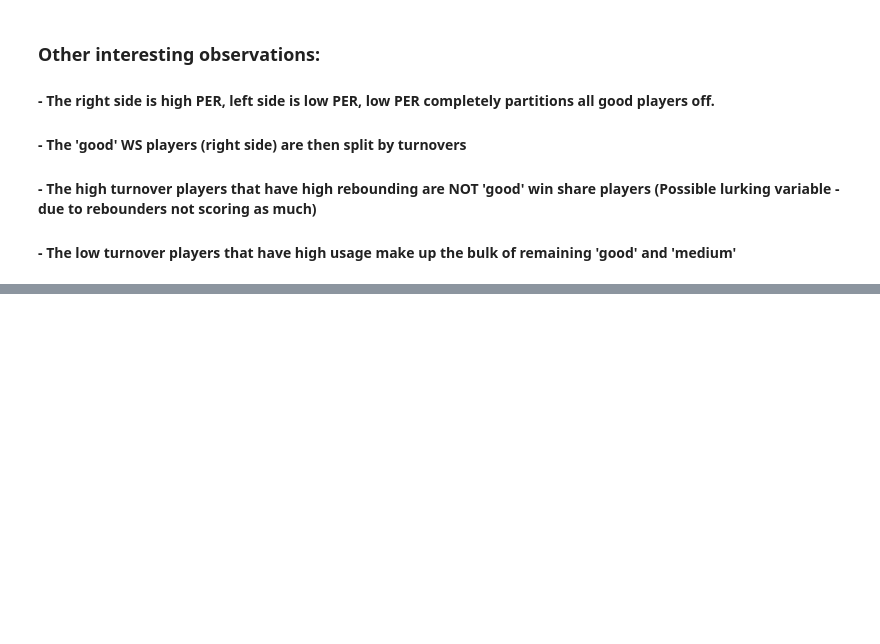
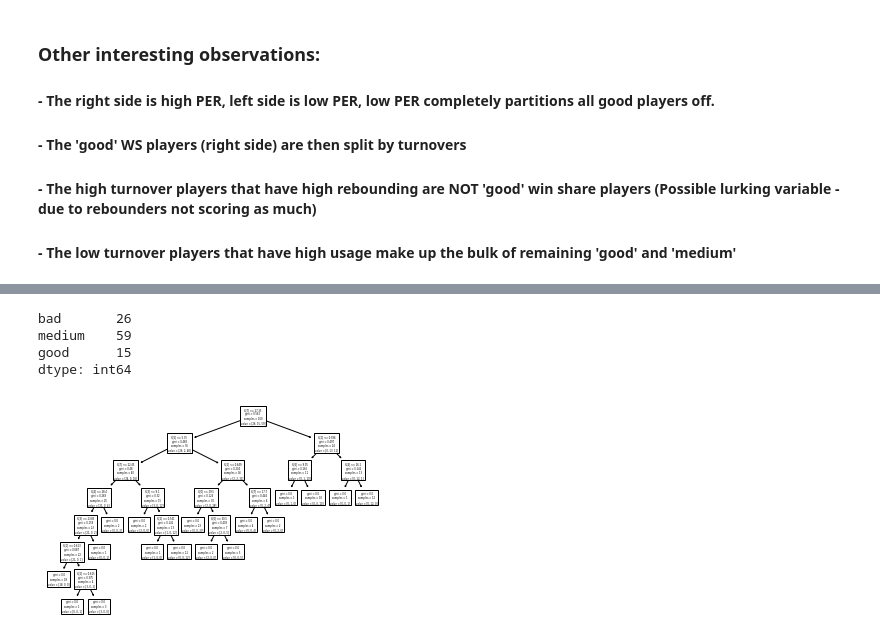
Before and after one commit to caltodo/NBA_Exploratory, a Jupyter notebook: WinShares_Exploratory.ipynb, the cells around one changed output, grey strips where cells are left out. Saved outputs shown, nothing was run; the diff lists cells and outputs as text; code cells hidden in the pictures; blank space fills up the shorter version.

```diff
--- a/WinShares_Exploratory.ipynb
+++ b/WinShares_Exploratory.ipynb
@@ -157,0 +160,18 @@ tree.plot_tree(clf)
+# %%
+#PER
+features = t_100[['Age', 'TS%','ORB%', 'DRB%', 'AST%', 'BLK%', 'TOV%', 'USG%']].values
+target = t_100['PER'].values
+target = pd.cut(target,3,labels=["bad","medium","good"])
+# %%
+target.value_counts()
+# %% [output]
+bad       26
+medium    59
+good      15
+dtype: int64
+# %%
+clf = tree.DecisionTreeClassifier()
+clf = clf.fit(features, target)
+tree.plot_tree(clf);
+# %% [output]
+[figure, added]
```
Also changed, not shown: parts of 11 cells of this notebook.
